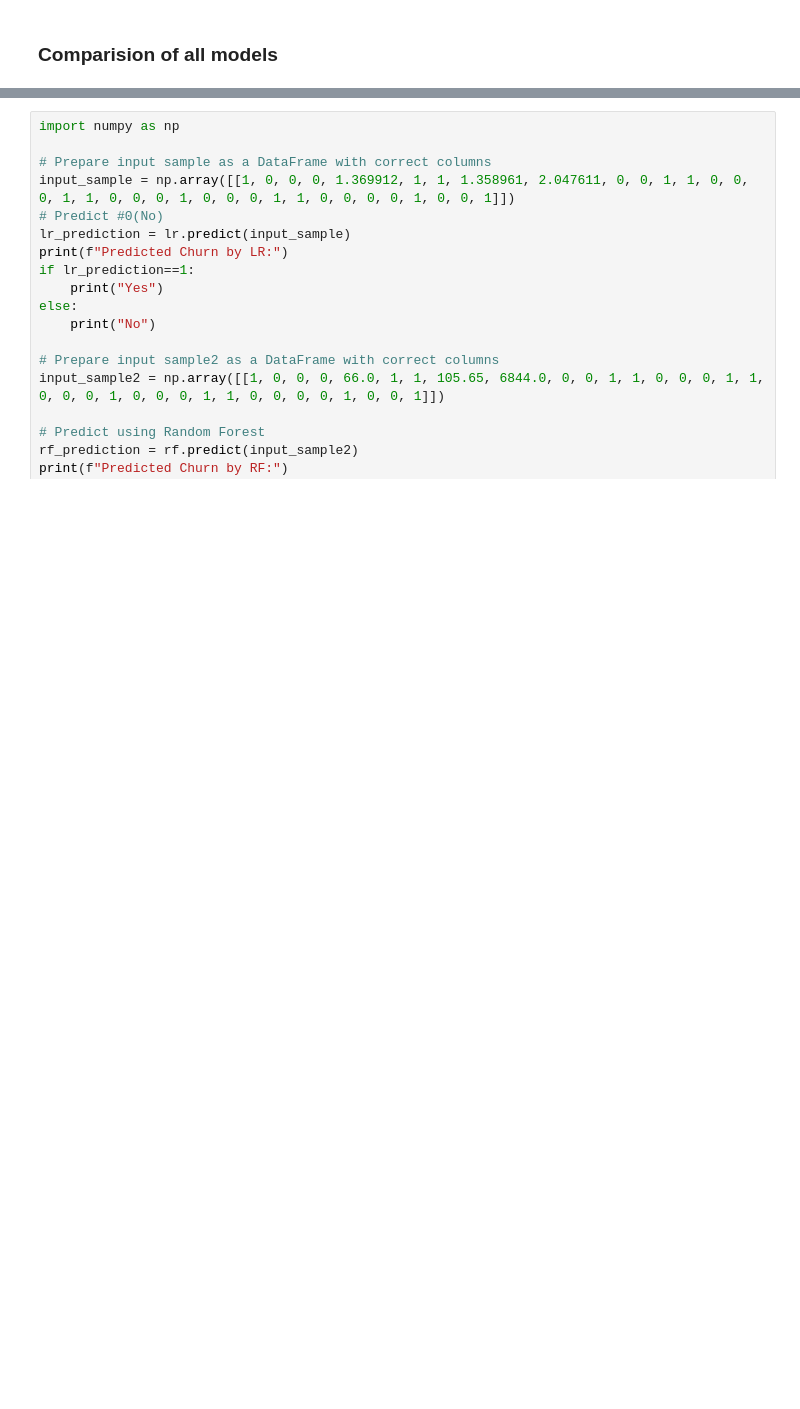
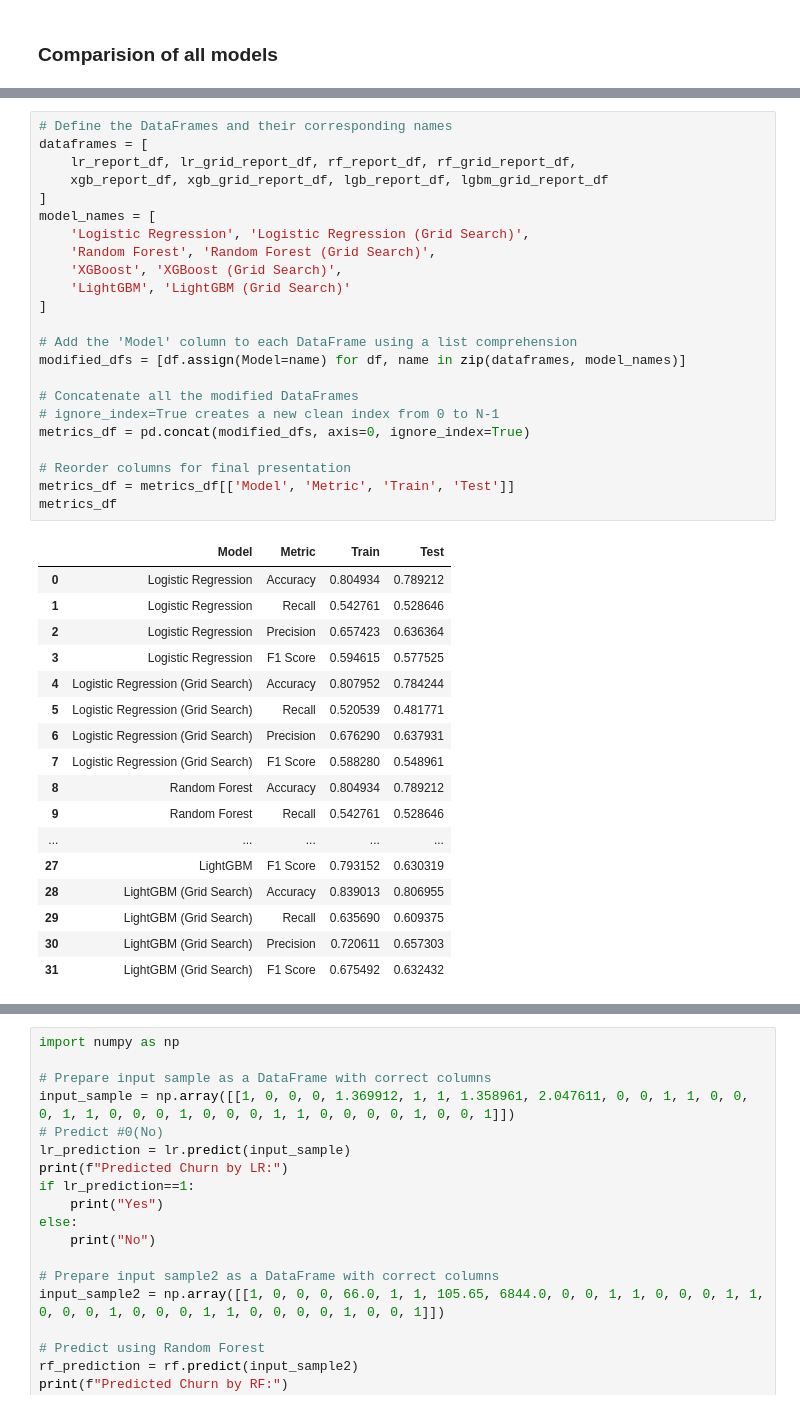
Before and after one commit to ahmed2402/Learning-ML, a Jupyter notebook: 4th_model/fourth_model.ipynb, the cells around one changed output, grey strips where cells are left out. Saved outputs shown, nothing was run; the diff lists cells and outputs as text; blank space fills up the shorter version.

```diff
--- a/4th_model/fourth_model.ipynb
+++ b/4th_model/fourth_model.ipynb
@@ -684,0 +1332,41 @@ classification_summary
+# %%
+# Define the DataFrames and their corresponding names
+dataframes = [
+    lr_report_df, lr_grid_report_df, rf_report_df, rf_grid_report_df,
+    xgb_report_df, xgb_grid_report_df, lgb_report_df, lgbm_grid_report_df
+]
+model_names = [
+    'Logistic Regression', 'Logistic Regression (Grid Search)',
+    'Random Forest', 'Random Forest (Grid Search)',
+    'XGBoost', 'XGBoost (Grid Search)',
+    'LightGBM', 'LightGBM (Grid Search)'
+]
+
+# Add the 'Model' column to each DataFrame using a list comprehension
+modified_dfs = [df.assign(Model=name) for df, name in zip(dataframes, model_names)]
+
+# Concatenate all the modified DataFrames
+# ignore_index=True creates a new clean index from 0 to N-1
+metrics_df = pd.concat(modified_dfs, axis=0, ignore_index=True)
+
+# Reorder columns for final presentation
+metrics_df = metrics_df[['Model', 'Metric', 'Train', 'Test']]
+metrics_df
+# %% [output]
+|  | Model | Metric | Train | Test |
+| 0 | Logistic Regression | Accuracy | 0.804934 | 0.789212 |
+| 1 | Logistic Regression | Recall | 0.542761 | 0.528646 |
+| 2 | Logistic Regression | Precision | 0.657423 | 0.636364 |
+| 3 | Logistic Regression | F1 Score | 0.594615 | 0.577525 |
+| 4 | Logistic Regression (Grid Search) | Accuracy | 0.807952 | 0.784244 |
+| 5 | Logistic Regression (Grid Search) | Recall | 0.520539 | 0.481771 |
+| 6 | Logistic Regression (Grid Search) | Precision | 0.676290 | 0.637931 |
+| 7 | Logistic Regression (Grid Search) | F1 Score | 0.588280 | 0.548961 |
+| 8 | Random Forest | Accuracy | 0.804934 | 0.789212 |
+| 9 | Random Forest | Recall | 0.542761 | 0.528646 |
+| ... | ... | ... | ... | ... |
+| 27 | LightGBM | F1 Score | 0.793152 | 0.630319 |
+| 28 | LightGBM (Grid Search) | Accuracy | 0.839013 | 0.806955 |
+| 29 | LightGBM (Grid Search) | Recall | 0.635690 | 0.609375 |
+| 30 | LightGBM (Grid Search) | Precision | 0.720611 | 0.657303 |
+| 31 | LightGBM (Grid Search) | F1 Score | 0.675492 | 0.632432 |
```
Also changed, not shown: parts of 94 cells of this notebook.
